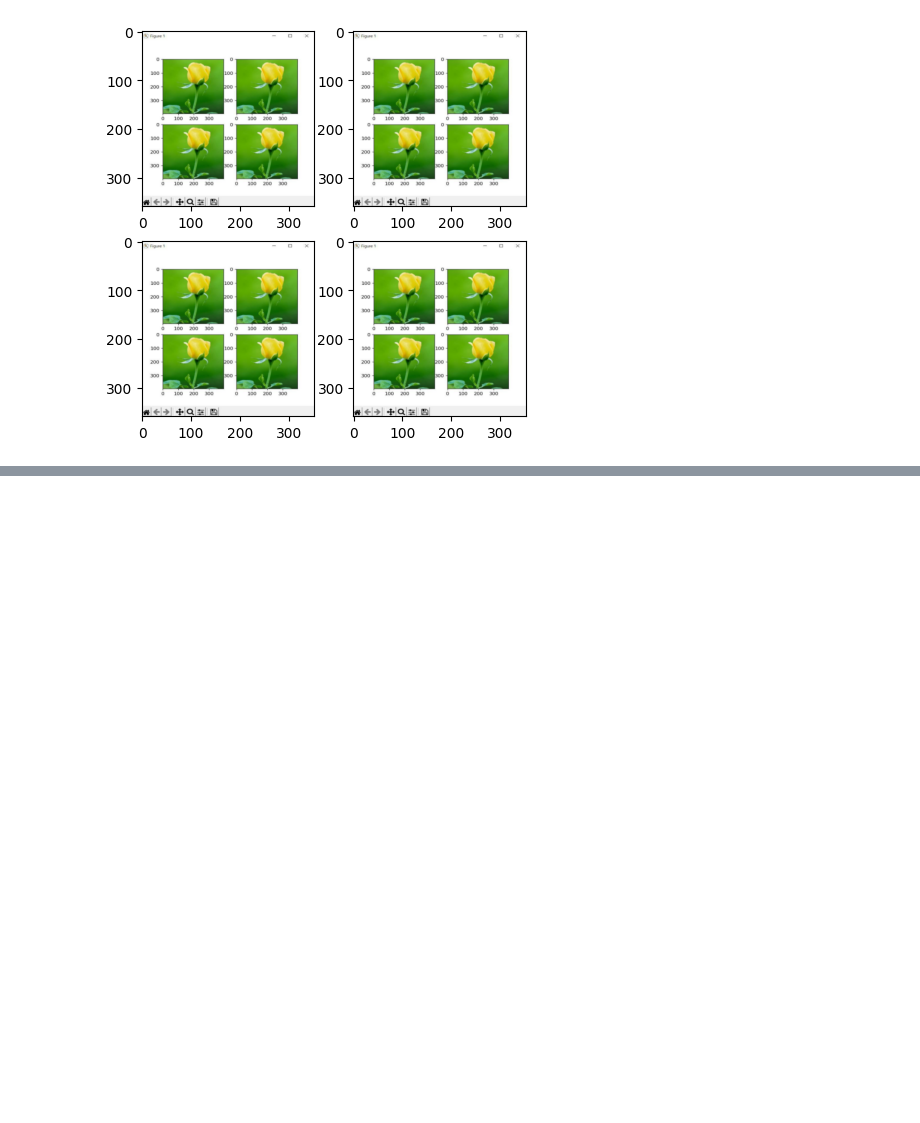
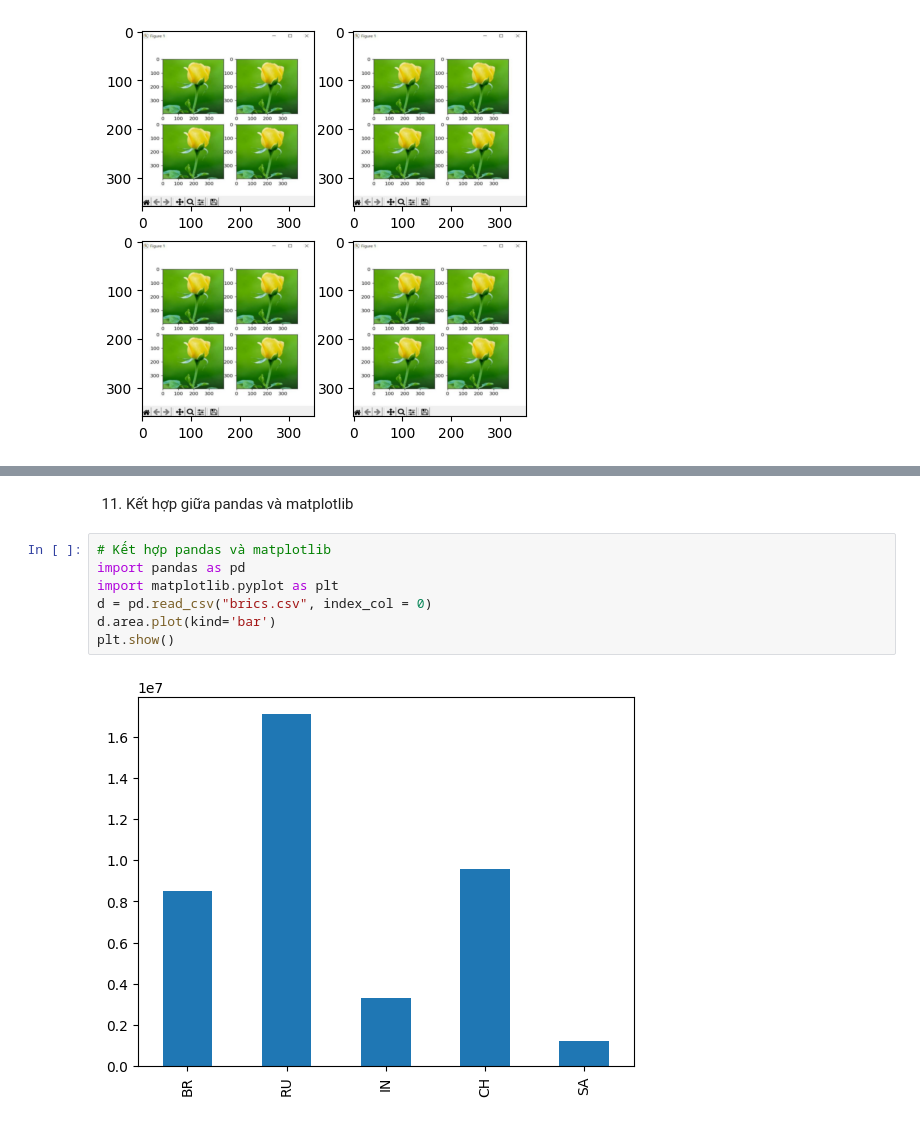
Before and after one commit to nganvtt74/sgu25_data_analytics, a Jupyter notebook: exercises/lab2/slide_Python-Numpy-Matplotlib-Pandas_code.ipynb, the cells around one changed output, grey strips where cells are left out. Cells and saved outputs as stored; diff of their text form; blank space fills up the shorter version.

```diff
--- a/exercises/lab2/slide_Python-Numpy-Matplotlib-Pandas_code.ipynb
+++ b/exercises/lab2/slide_Python-Numpy-Matplotlib-Pandas_code.ipynb
@@ -1505,0 +1807,11 @@ plt.savefig('1.pdf')
+# %% [markdown]
+11. Kết hợp giữa pandas và matplotlib
+# %%
+# Kết hợp pandas và matplotlib
+import pandas as pd
+import matplotlib.pyplot as plt
+d = pd.read_csv("brics.csv", index_col = 0)
+d.area.plot(kind='bar')
+plt.show()
+# %% [output]
+[figure, added]
```
Also changed, not shown: parts of 48 cells of this notebook.
